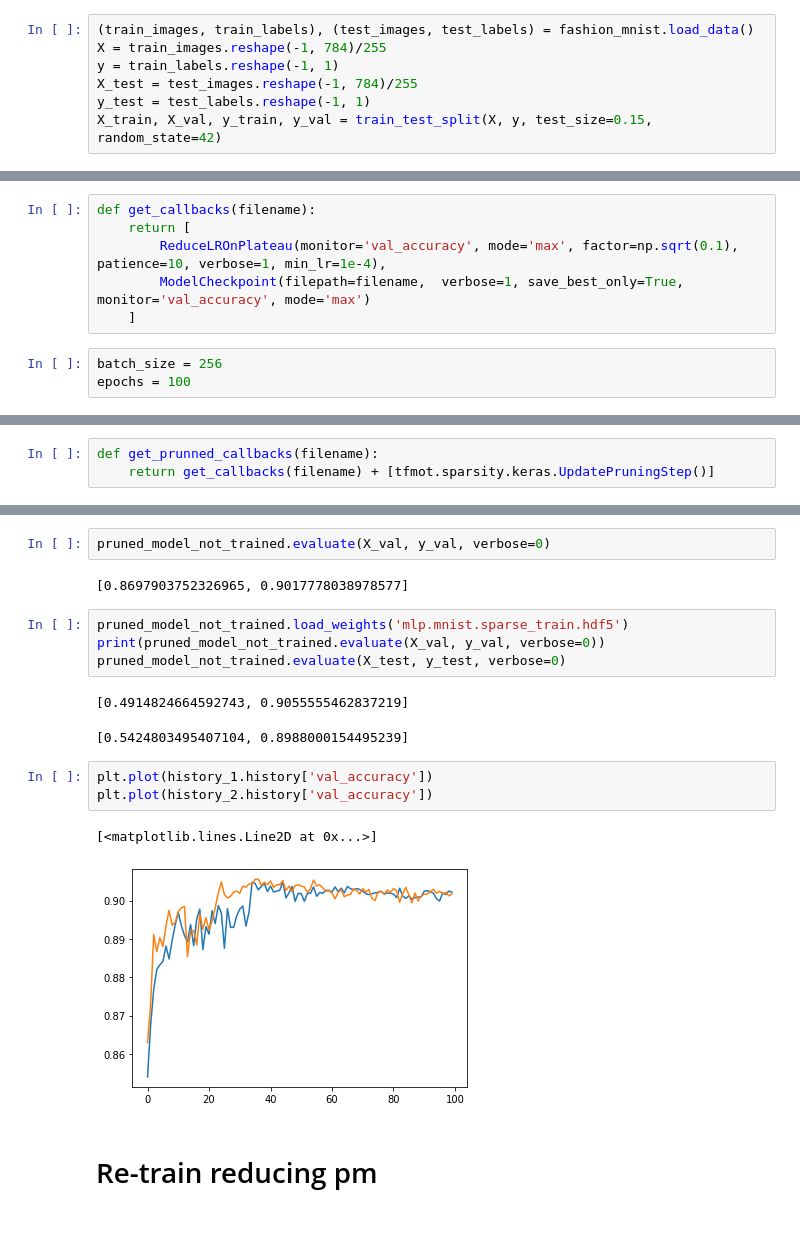
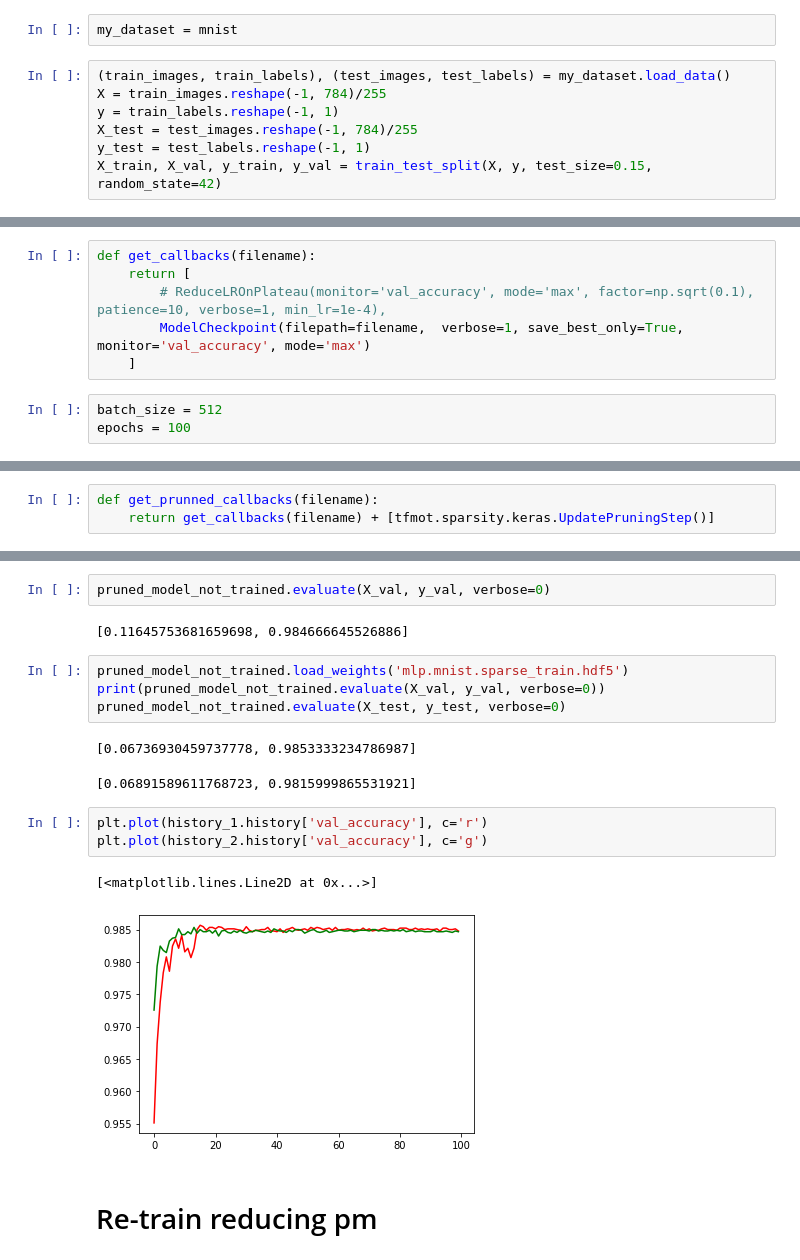
Before and after one commit to jganzabal/lottery-ticket-hypotesis-keras, a Jupyter notebook: 01_Lottery_Ticket_Hypotesis.ipynb, the cells around one changed output, grey strips where cells are left out. Cells and saved outputs as stored; diff of their text form; blank space fills up the shorter version.

```diff
--- a/01_Lottery_Ticket_Hypotesis.ipynb
+++ b/01_Lottery_Ticket_Hypotesis.ipynb
@@ -36,8 +36,10 @@ def set_random_seeds(seed=42):
     # K.set_session(sess)
 # %% [markdown]
 # Cargo datos
+# %%
+my_dataset = mnist
 # %%
-(train_images, train_labels), (test_images, test_labels) = fashion_mnist.load_data()
+(train_images, train_labels), (test_images, test_labels) = my_dataset.load_data()
 X = train_images.reshape(-1, 784)/255
 y = train_labels.reshape(-1, 1)
 X_test = test_images.reshape(-1, 784)/255
@@ -103,11 +105,11 @@ lth = LTH(get_model)
 # %%
 def get_callbacks(filename):
     return [
-        ReduceLROnPlateau(monitor='val_accuracy', mode='max', factor=np.sqrt(0.1), patience=10, verbose=1, min_lr=1e-4),
+        # ReduceLROnPlateau(monitor='val_accuracy', mode='max', factor=np.sqrt(0.1), patience=10, verbose=1, min_lr=1e-4),
         ModelCheckpoint(filepath=filename,  verbose=1, save_best_only=True, monitor='val_accuracy', mode='max')
     ]
 # %%
-batch_size = 256
+batch_size = 512
 epochs = 100
 # %%
 # Step 1
@@ -215,20 +217,20 @@ Epoch 00100: val_accuracy did not improve from 0.90556
 # %%
 pruned_model_not_trained.evaluate(X_val, y_val, verbose=0)
 # %% [output]
-[0.8697903752326965, 0.9017778038978577]
+[0.11645753681659698, 0.984666645526886]
 # %%
 pruned_model_not_trained.load_weights('mlp.mnist.sparse_train.hdf5')
 print(pruned_model_not_trained.evaluate(X_val, y_val, verbose=0))
 pruned_model_not_trained.evaluate(X_test, y_test, verbose=0)
 # %% [output]
-[0.4914824664592743, 0.9055555462837219]
+[0.06736930459737778, 0.9853333234786987]
-[0.5424803495407104, 0.8988000154495239]
+[0.06891589611768723, 0.9815999865531921]
 # %%
-plt.plot(history_1.history['val_accuracy'])
-plt.plot(history_2.history['val_accuracy'])
+plt.plot(history_1.history['val_accuracy'], c='r')
+plt.plot(history_2.history['val_accuracy'], c='g')
 # %% [output]
 [<matplotlib.lines.Line2D at 0x...>]
-[figure, old version]
+[figure, new version]
 # %% [markdown]
 # Re-train reducing pm
 # %%
```
Also changed, not shown: parts of 9 cells of this notebook, 38 other files.
